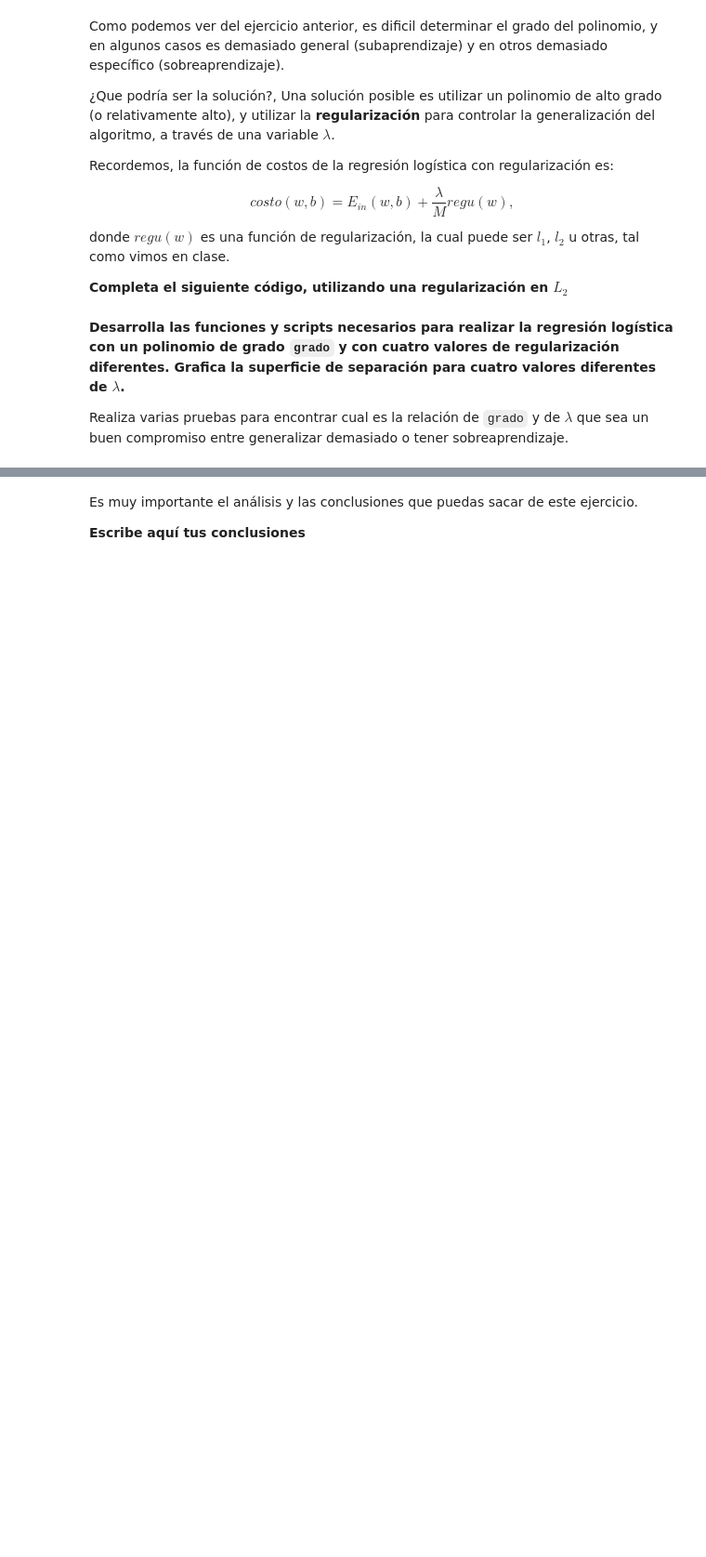
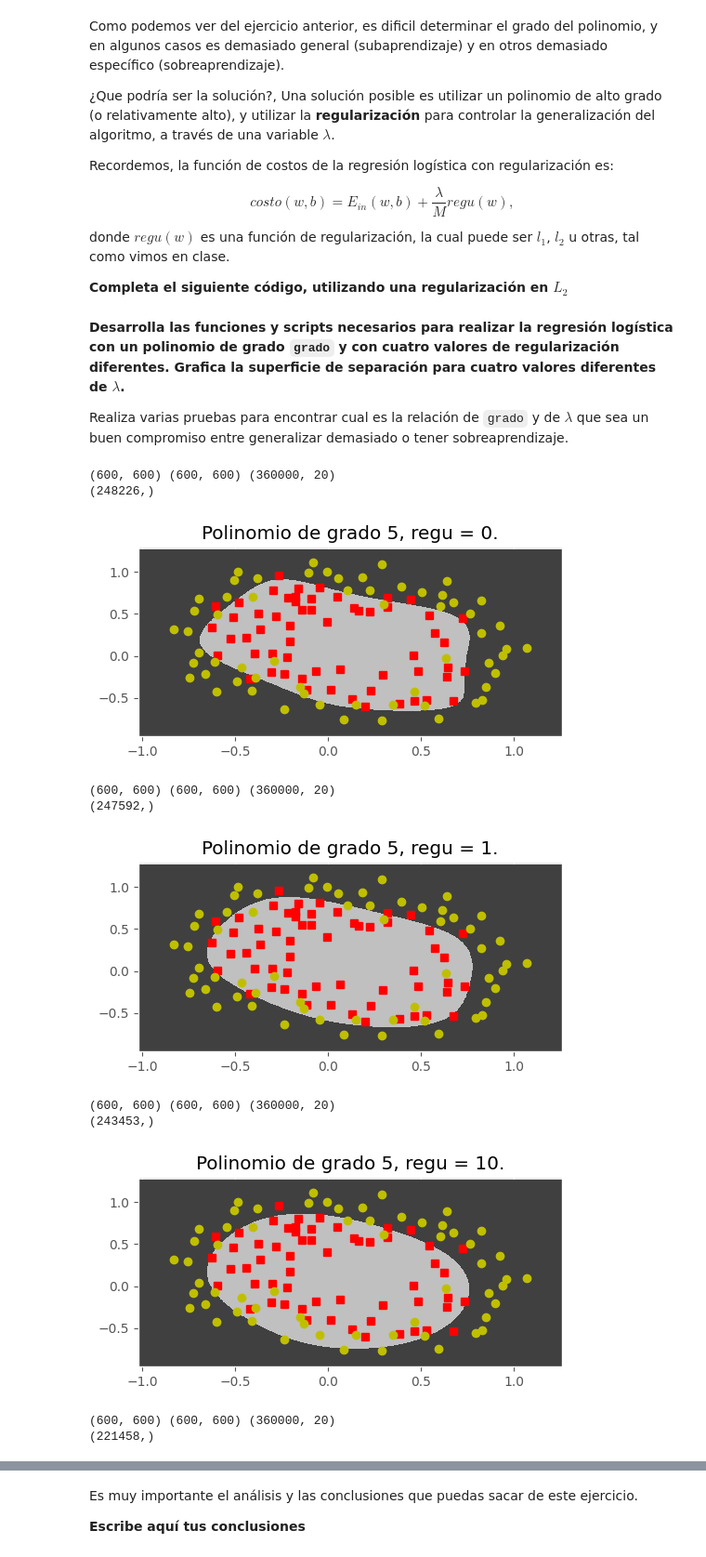
Before and after one commit to Alejandro-Barreras/2-Aprendizaje-2026-barreras, a Jupyter notebook: regularizacion_logistica.ipynb, the cells around one changed output, grey strips where cells are left out. Shown at 93% size. Cells and saved outputs as stored; diff of their text form; code cells hidden in the pictures; blank space fills up the shorter version.

```diff
--- a/regularizacion_logistica.ipynb
+++ b/regularizacion_logistica.ipynb
@@ -586,19 +589,35 @@ Realiza varias pruebas para encontrar cual es la relación de `grado` y de $\lam
 # %%
 grado = 5
 phi_x = map_poly(grado, x)
 mu, de = medias_std(phi_x)
 phi_x_norm = normaliza(phi_x, mu, de)
 
 
 for (i, lambd) in enumerate([0, 1, 10, 100]):
 
     # Normaliza
-    # --- Agregar código aquí ---
+    # Ya se normalizó afuera del for loop...
 
     # Entrena
-    # --- Agregar código aquí ---
+    w0 = np.zeros(phi_x_norm.shape[1])
+    b0 = 0
+    w, b, hist = dg_regu(phi_x_norm, y, w0, b0, 1e-2, lambd, max_iter=200_000, historial=True)
 
     # Muestra resultados con plot_separacion2D
     plt.subplot(2, 2, i + 1)
     plt.title(f"Polinomio de grado {grado}, regu = {lambd}.")
-    # --- Agregar codigo aquí ---
+    plot_separacion2D(x, y, grado, mu, de, w, b)
+    plt.tight_layout()
+    plt.show()
+# %% [output]
+(600, 600) (600, 600) (360000, 20)
+(248226,)
+[figure, added]
+(600, 600) (600, 600) (360000, 20)
+(247592,)
+[figure, added]
+(600, 600) (600, 600) (360000, 20)
+(243453,)
+[figure, added]
+(600, 600) (600, 600) (360000, 20)
+(221458,)
```
Also changed, not shown: parts of 2 cells of this notebook.
